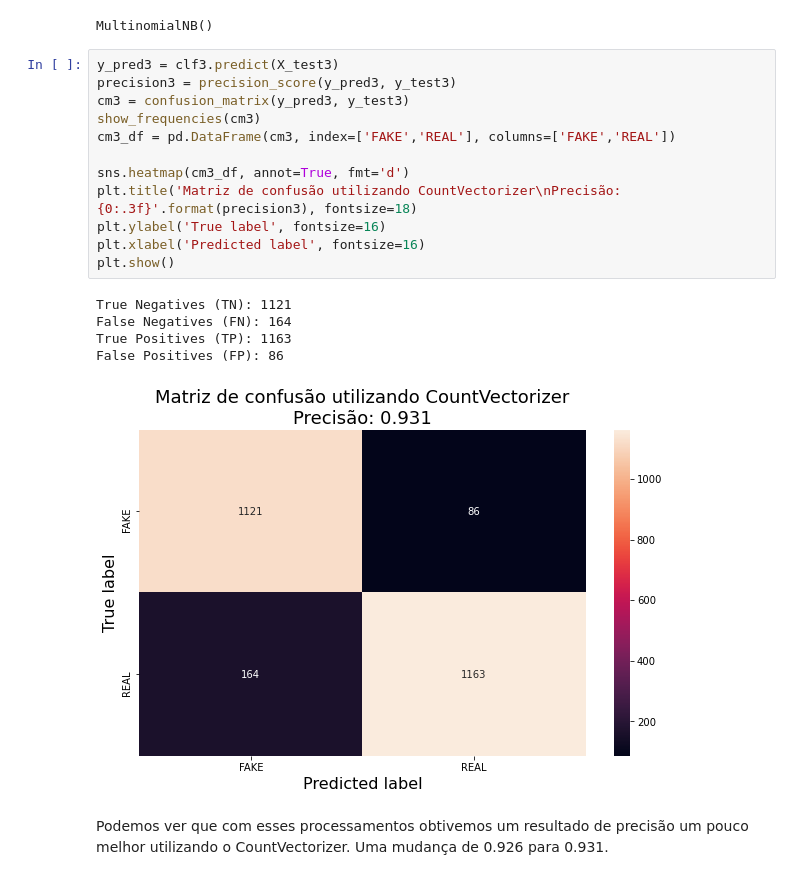
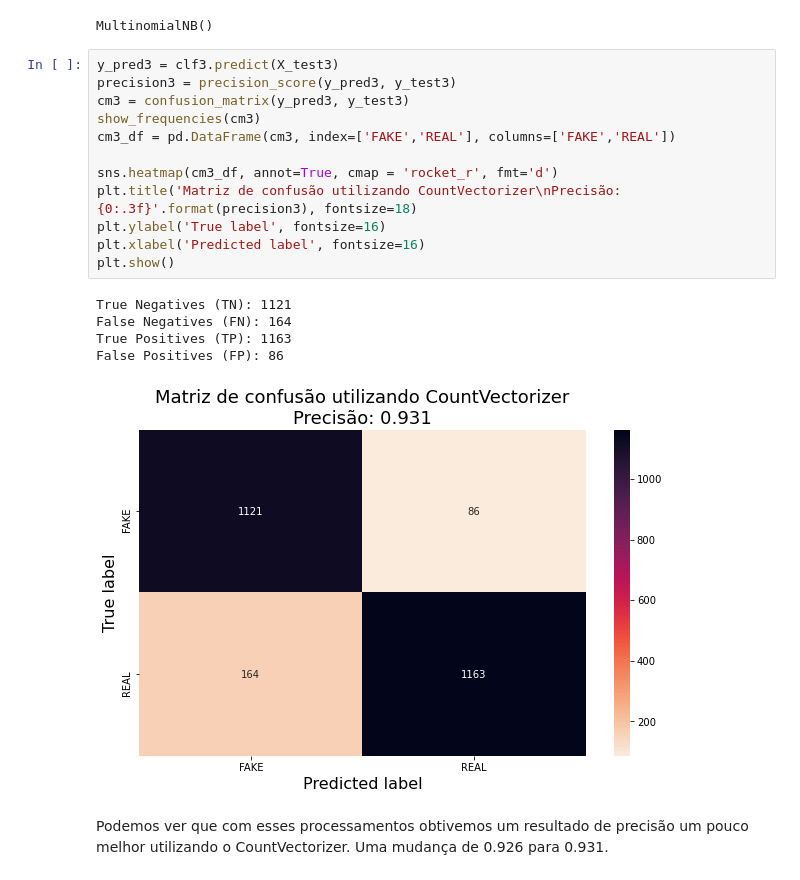
Before and after one commit to thalissonfelipe/mineracao, a Jupyter notebook: Trabalho04/PLN.ipynb, the cells around one changed output. Cells and saved outputs as stored; diff of their text form.

```diff
--- a/Trabalho04/PLN.ipynb
+++ b/Trabalho04/PLN.ipynb
@@ -190,21 +202,21 @@ MultinomialNB()
 # %%
 y_pred3 = clf3.predict(X_test3)
 precision3 = precision_score(y_pred3, y_test3)
 cm3 = confusion_matrix(y_pred3, y_test3)
 show_frequencies(cm3)
 cm3_df = pd.DataFrame(cm3, index=['FAKE','REAL'], columns=['FAKE','REAL'])
 
-sns.heatmap(cm3_df, annot=True, fmt='d')
+sns.heatmap(cm3_df, annot=True, cmap = 'rocket_r', fmt='d')
 plt.title('Matriz de confusão utilizando CountVectorizer\nPrecisão: {0:.3f}'.format(precision3), fontsize=18)
 plt.ylabel('True label', fontsize=16)
 plt.xlabel('Predicted label', fontsize=16)
 plt.show()
 # %% [output]
 True Negatives (TN): 1121
 False Negatives (FN): 164
 True Positives (TP): 1163
 False Positives (FP): 86
-[figure, old version]
+[figure, new version]
 # %% [markdown]
 Podemos ver que com esses processamentos obtivemos um resultado de precisão um pouco melhor utilizando o CountVectorizer. Uma mudança de 0.926 para 0.931.
 # %% [markdown]
```
Also changed, not shown: parts of 15 cells of this notebook.
